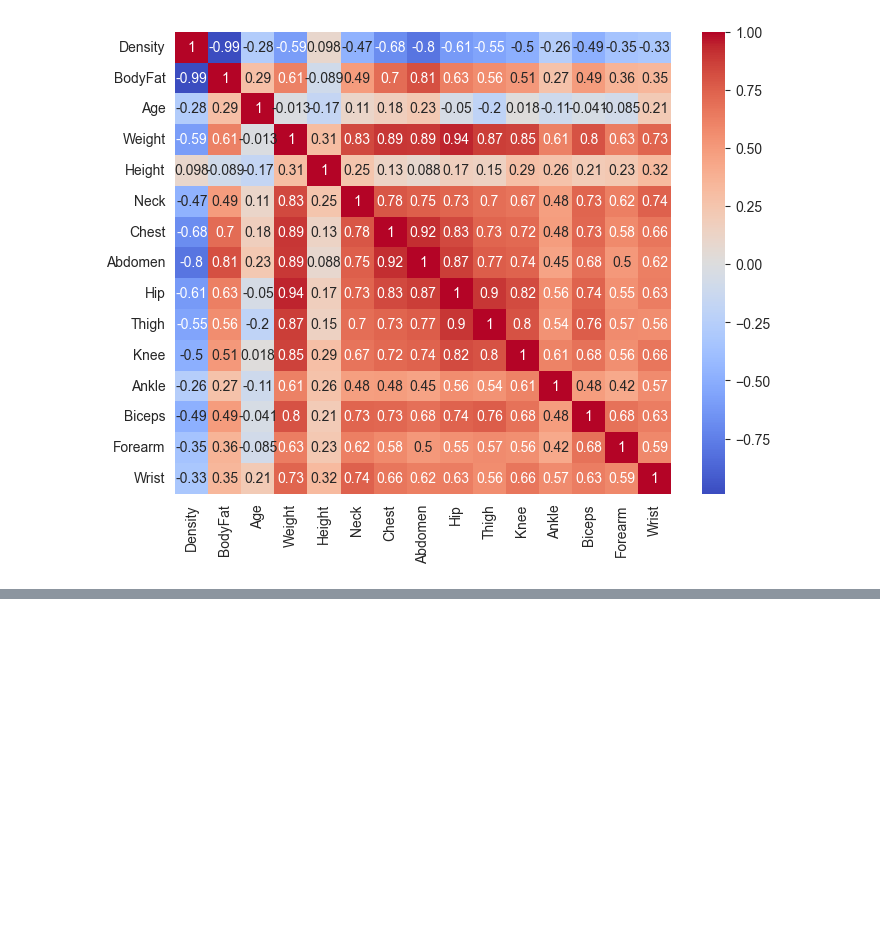
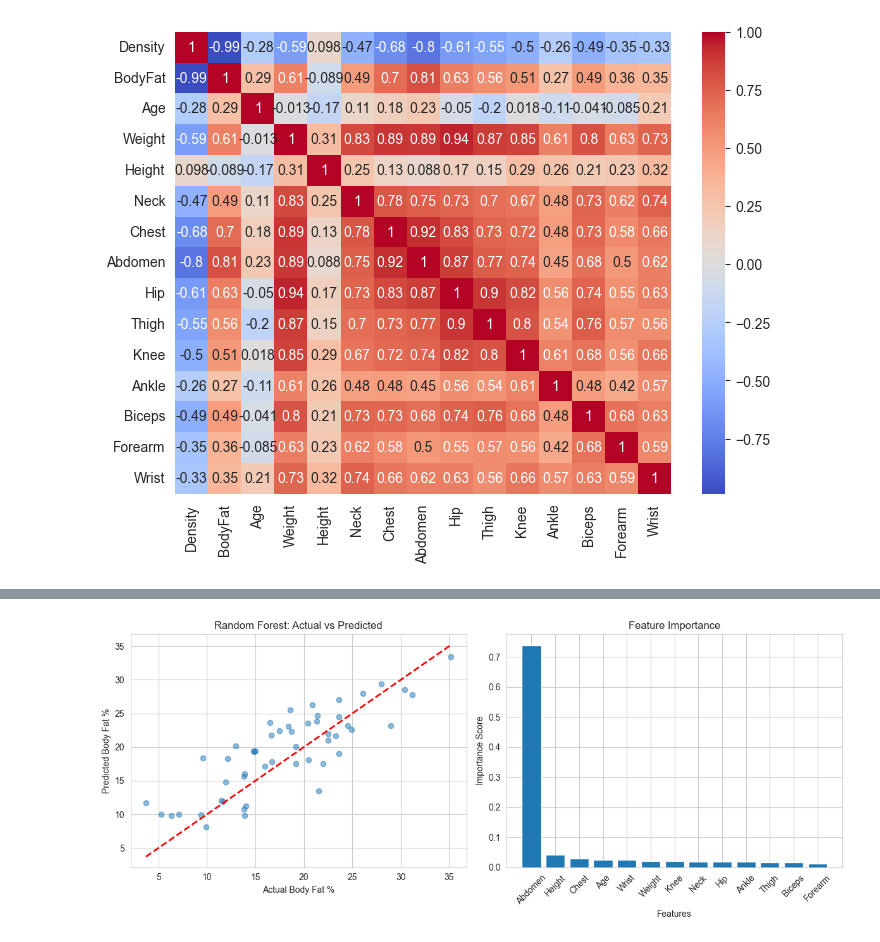
Before and after one commit to tintingong/LeanAI, a Jupyter notebook: Project/notebooks/EDA/eda_fk.ipynb, the cells around one changed output, grey strips where cells are left out. Drawn from its saved outputs; the diff is of its cells as text; code cells hidden in the pictures; blank space fills up the shorter version.

```diff
--- a/Project/notebooks/EDA/eda_fk.ipynb
+++ b/Project/notebooks/EDA/eda_fk.ipynb
@@ -113,0 +304,93 @@ plt.show()
+# %%
+#Enhancement 2 - RandomForest
+# Prepare the data
+features = ['Age', 'Weight', 'Height', 'Neck', 'Chest', 'Abdomen',
+           'Hip', 'Thigh', 'Knee', 'Ankle', 'Biceps', 'Forearm', 'Wrist']
+X = df[features]
+y = df['BodyFat']
+
+# Handle missing values
+X = X.dropna()
+y = y[X.index]
+
+# Split the data
+X_train, X_test, y_train, y_test = train_test_split(X, y, test_size=0.2, random_state=42)
+
+# Create Random Forest model with GridSearchCV for hyperparameter tuning
+rf = RandomForestRegressor(random_state=42)
+
+# Define parameter grid
+param_grid = {
+    'n_estimators': [100, 200, 300],  # Number of trees
+    'max_depth': [10, 20, None],      # Maximum depth of trees
+    'min_samples_split': [2, 5, 10],  # Minimum samples to split a node
+    'min_samples_leaf': [1, 2, 4]     # Minimum samples in a leaf node
+}
+
+# Perform grid search
+grid_search = GridSearchCV(
+    rf,
+    param_grid,
+    cv=5,  # 5-fold cross-validation
+    scoring='neg_mean_squared_error',
+    n_jobs=-1  # Use all CPU cores
+)
+grid_search.fit(X_train, y_train)
+
+# Get best model
+best_rf = grid_search.best_estimator_
+print("Best Parameters:", grid_search.best_params_)
+
+# Make predictions
+y_pred = best_rf.predict(X_test)
+
+# Evaluate the model
+rmse = np.sqrt(mean_squared_error(y_test, y_pred))
+r2 = r2_score(y_test, y_pred)
+
+print("\nBest Model Performance on Test Set:")
+print(f"Root Mean Squared Error: {rmse:.2f}")
+print(f"R-squared Score: {r2:.2f}")
+
+# Cross-validation score
+cv_scores = cross_val_score(best_rf, X, y, cv=5, scoring='r2')
+print(f"\nCross-validation R² scores: {cv_scores.mean():.2f} (+/- {cv_scores.std() * 2:.2f})")
+
+# Feature importance
+feature_importance = best_rf.feature_importances_
+sorted_idx = np.argsort(feature_importance)[::-1]
+sorted_features = [features[i] for i in sorted_idx]
+sorted_importance = feature_importance[sorted_idx]
+
+print("\nFeature Importance:")
+for feature, importance in zip(sorted_features, sorted_importance):
+    print(f"{feature}: {importance:.4f}")
+
+# Visualization
+plt.figure(figsize=(12, 5))
+
+# Plot 1: Actual vs Predicted
+plt.subplot(1, 2, 1)
+plt.scatter(y_test, y_pred, alpha=0.5)
+plt.plot([y_test.min(), y_test.max()], [y_test.min(), y_test.max()], 'r--', lw=2)
+plt.xlabel('Actual Body Fat %')
+plt.ylabel('Predicted Body Fat %')
+plt.title('Random Forest: Actual vs Predicted')
+
+# Plot 2: Feature Importance
+plt.subplot(1, 2, 2)
+plt.bar(sorted_features, sorted_importance)
+plt.xticks(rotation=45)
+plt.xlabel('Features')
+plt.ylabel('Importance Score')
+plt.title('Feature Importance')
+
+plt.tight_layout()
+plt.show()
+
+# Optional: Display grid search results
+results = pd.DataFrame(grid_search.cv_results_)
+print("\nGrid Search Results Summary:")
+print(results[['param_n_estimators', 'param_max_depth', 'param_min_samples_split',
+               'param_min_samples_leaf', 'mean_test_score', 'std_test_score']])
+# %% [output]
@@ -113,0 +414 @@ plt.show()
+[figure, added]
```
Also changed, not shown: parts of 8 cells of this notebook.
